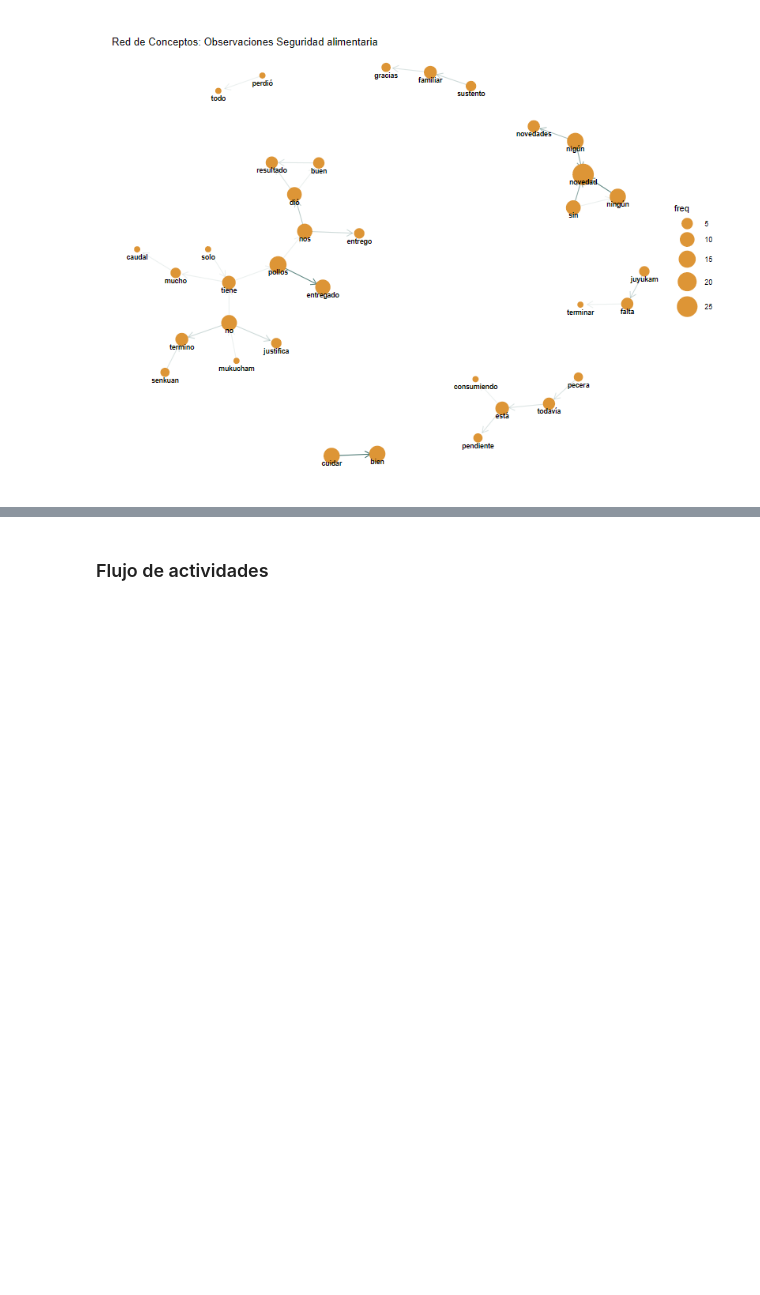
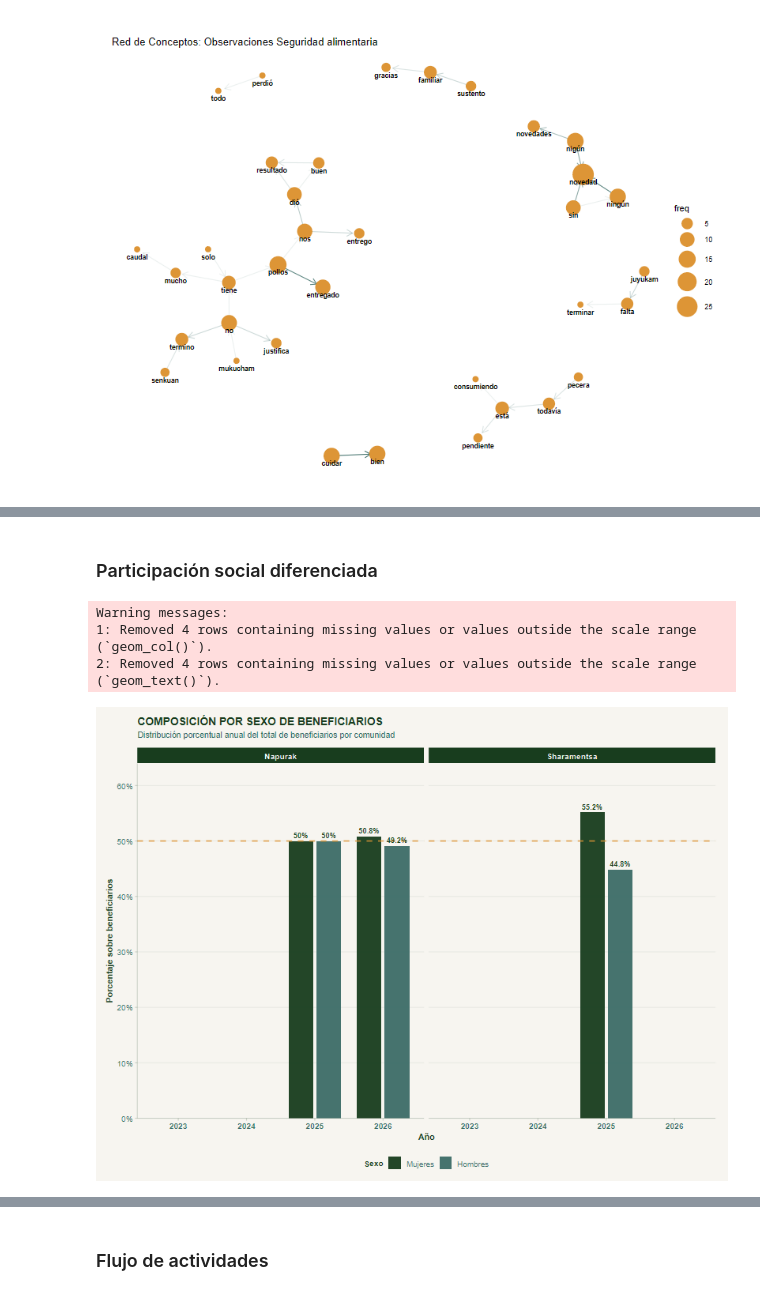
Before and after one commit to daningMontano/BioculturalReport, a Jupyter notebook: EDA/2_Planes_de_vida.ipynb, the cells around one changed output, grey strips where cells are left out. Saved outputs shown, nothing was run; the diff lists cells and outputs as text; code cells hidden in the pictures; blank space fills up the shorter version.

```diff
--- a/EDA/2_Planes_de_vida.ipynb
+++ b/EDA/2_Planes_de_vida.ipynb
@@ -757,0 +955,2 @@ ggraph(red_objeto, layout = "kk") +
+# %% [markdown]
+### Participación social diferenciada
@@ -757,0 +1030,66 @@ ggraph(red_objeto, layout = "kk") +
+# %%
+mediana_sexo <- median(indicador_sexo_long$porcentaje, na.rm = TRUE)
+
+ggplot(indicador_sexo_long,
+       aes(x = Anio_Label, y = porcentaje, fill = grupo)) +
+
+  geom_col(
+    position = position_dodge(width = 0.82),
+    width = 0.72,
+    alpha = 0.95
+  ) +
+
+  geom_hline(
+    yintercept = mediana_sexo,
+    linetype = "dashed",
+    color = PAL$ave,
+    linewidth = 0.85,
+    alpha = 0.8
+  ) +
+
+  geom_text(
+    aes(label = paste0(round(porcentaje, 1), "%")),
+    position = position_dodge(width = 0.82),
+    vjust = -0.45,
+    size = 3.3,
+    fontface = "bold",
+    color = PAL$hoja,
+    family = "Raleway"
+  ) +
+
+  facet_wrap(~ Comunidad) +
+
+  scale_fill_manual(
+    values = c(
+      "Mujeres" = PAL$hoja,
+      "Hombres" = PAL$rio
+    )
+  ) +
+
+  scale_y_continuous(
+    labels = percent_format(scale = 1),
+    expand = expansion(mult = c(0, 0.16)),
+    breaks = pretty_breaks(n = 5)
+  ) +
+
+  labs(
+    title = "COMPOSICIÓN POR SEXO DE BENEFICIARIOS",
+    subtitle = "Distribución porcentual anual del total de beneficiarios por comunidad",
+    x = "Año",
+    y = "Porcentaje sobre beneficiarios",
+    fill = "Sexo"
+  ) +
+
+  theme_pachamama() +
+  theme(
+    panel.grid.major.x = element_blank(),
+    axis.text.x = element_text(face = "bold"),
+    legend.position = "bottom"
+  )
+# %% [output]
+Warning messages:
+1: Removed 4 rows containing missing values or values outside the scale range
+(`geom_col()`).
+2: Removed 4 rows containing missing values or values outside the scale range
+(`geom_text()`).
+[figure, added]
```
Also changed, not shown: parts of 64 cells of this notebook, 23 other files.
